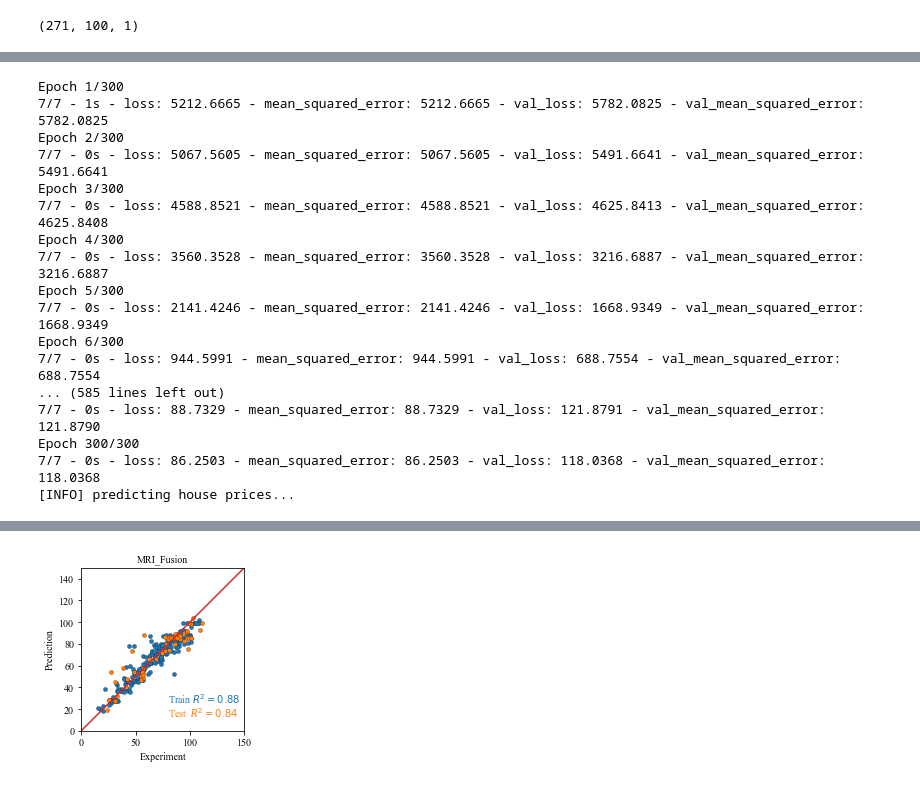
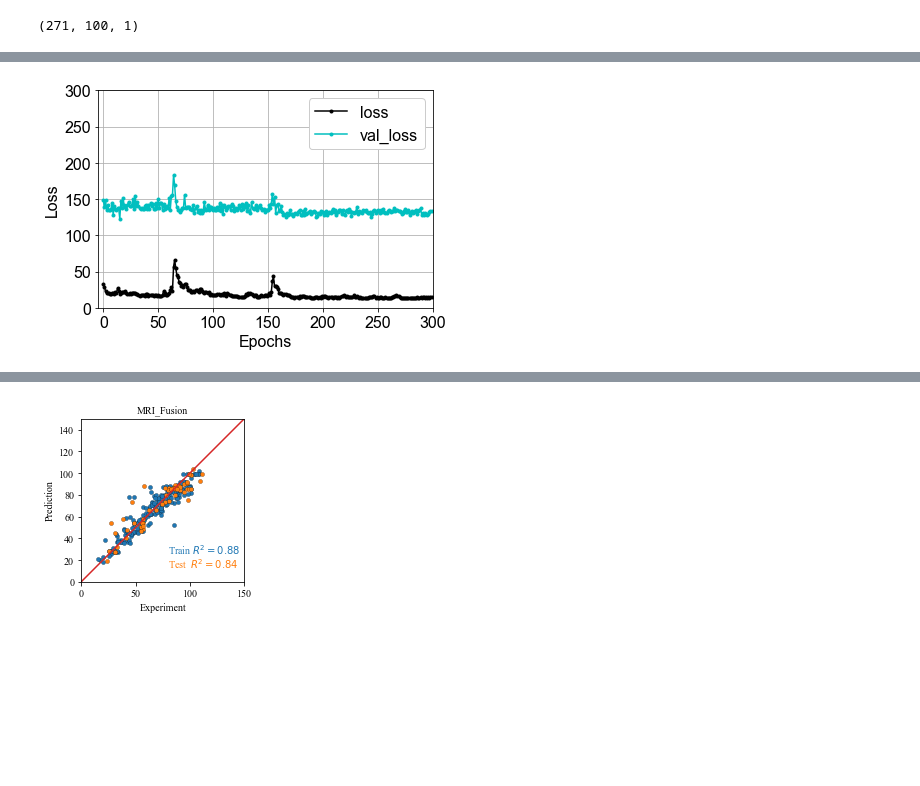
Before and after one commit to figotj/Copolymer, a Jupyter notebook: Protocol_Copolymer_19F MRI.ipynb, the cells around one changed output, grey strips where cells are left out. Cells and saved outputs as stored; diff of their text form; code cells hidden in the pictures; blank space fills up the shorter version.

```diff
--- a/Protocol_Copolymer_19F MRI.ipynb
+++ b/Protocol_Copolymer_19F MRI.ipynb
@@ -485,12 +435,10 @@ LSTMunits = 20
 # define two sets of inputs
 inputA = Input(shape=(100,1))
 inputB = Input(shape=(80))
+
 # the first branch operates on the first input
-
 RNNmodel = Sequential()
-#RNNmodel.add(Embedding(input_dim, out_dim, input_length=input_len))
 RNNmodel.add(Bidirectional(LSTM(LSTMunits, return_sequences=True), input_shape=(100,1)))
-#RNNmodel.add(Bidirectional(LSTM(LSTMunits, return_sequences=True)))
 RNNmodel.add(Bidirectional(LSTM(LSTMunits, return_sequences=True)))
 RNNmodel.add(TimeDistributed(Dense(int(LSTMunits/2), activation="relu")))
 RNNmodel.add(Reshape((int(LSTMunits/2*100),)))
@@ -504,8 +452,16 @@ combined = Concatenate()([RNNmodel.output, y.output])
 # apply a FC layer and then a regression prediction on the
 # combined outputs
 z = Dense(8, activation="relu")(combined)
-# z = Dense(8, activation="relu")(z)
 z = Dense(1, activation="linear")(z)
 # our model will accept the inputs of the two branches and
 # then output a single value
 model = Model(inputs=[RNNmodel.input, y.input], outputs=z)
+
+model.compile(optimizer=keras.optimizers.Adam(lr=0.001),
+              loss="mean_squared_error",
+              metrics=["mean_squared_error"])
+
+Model = model.fit(
+    x=[xtrain_A, xtrain_B], y=ytrain_B,
+    validation_data=([xtest_A, xtest_B], ytest_B),
+    epochs=300, batch_size=32, verbose=2)
@@ -512,38 +485,0 @@ model = Model(inputs=[RNNmodel.input, y.input], outputs=z)
-# %%
-# seed(211)
-# tensorflow.random.set_seed(211*3+335)
-
-xtrain_B, xtest_B, ytrain_B, ytest_B=train_test_split(Mix_X, DF_MRI[Flag]['19F NMR Signal-to-Noise Ratioa'].astype(np.float64), test_size=0.20, random_state=200)
-xtrain_A, xtest_A, ytrain_A, ytest_A=train_test_split(Mix_X_100Block, DF_MRI[Flag]['19F NMR Signal-to-Noise Ratioa'].astype(np.float64), test_size=0.20, random_state=200)
-
-#history = model.fit(xtrain, [ytrain, ytrain, ytrain], epochs=200, batch_size=32, validation_data = ((xtest), [ytest, ytest, ytest]), verbose=2)
-
-model.compile(optimizer=keras.optimizers.Adam(lr=0.001),
-              loss="mean_squared_error",
-              metrics=["mean_squared_error"])
-
-model.fit(
-    x=[xtrain_A, xtrain_B], y=ytrain_B,
-    validation_data=([xtest_A, xtest_B], ytest_B),
-    epochs=300, batch_size=32, verbose=2) #epochs=100, batch_size=128, verbose=2)
-# make predictions on the testing data
-print("[INFO] predicting house prices...")
-preds = model.predict([xtest_A, xtest_B])
-# %% [output]
-Epoch 1/300
-7/7 - 1s - loss: 5212.6665 - mean_squared_error: 5212.6665 - val_loss: 5782.0825 - val_mean_squared_error: 5782.0825
-Epoch 2/300
-7/7 - 0s - loss: 5067.5605 - mean_squared_error: 5067.5605 - val_loss: 5491.6641 - val_mean_squared_error: 5491.6641
-Epoch 3/300
-7/7 - 0s - loss: 4588.8521 - mean_squared_error: 4588.8521 - val_loss: 4625.8413 - val_mean_squared_error: 4625.8408
-Epoch 4/300
-7/7 - 0s - loss: 3560.3528 - mean_squared_error: 3560.3528 - val_loss: 3216.6887 - val_mean_squared_error: 3216.6887
-Epoch 5/300
-7/7 - 0s - loss: 2141.4246 - mean_squared_error: 2141.4246 - val_loss: 1668.9349 - val_mean_squared_error: 1668.9349
-Epoch 6/300
-7/7 - 0s - loss: 944.5991 - mean_squared_error: 944.5991 - val_loss: 688.7554 - val_mean_squared_error: 688.7554
-... (585 lines left out)
-7/7 - 0s - loss: 88.7329 - mean_squared_error: 88.7329 - val_loss: 121.8791 - val_mean_squared_error: 121.8790
-Epoch 300/300
-7/7 - 0s - loss: 86.2503 - mean_squared_error: 86.2503 - val_loss: 118.0368 - val_mean_squared_error: 118.0368
-[INFO] predicting house prices...
@@ -550,3 +489,24 @@ Epoch 300/300
+# %%
+Model.history = pickle.load(open("Fusion_Loss.pickle","rb"))
+# %%
+loss = Model.history['loss']
+val_loss = Model.history['val_loss']
+epochs = len(loss)
+plt.xlim((-5, 300))
+plt.ylim((0, 300))
+plt.plot(range(epochs), loss, color = 'k', marker = '.', label = 'loss')
+plt.plot(range(epochs), val_loss, color = 'c', marker = '.', label = 'val_loss')
+plt.xticks(fontname="Arial", fontsize=16, fontweight='normal')
+plt.yticks(fontname="Arial", fontsize=16, fontweight='normal')
+plt.legend(loc = 'best', framealpha=1, prop={'size': 16, 'family':"Arial"})
+
+plt.grid()
+plt.xlabel('Epochs',fontname="Arial", fontsize=16)
+plt.ylabel('Loss',fontname="Arial", fontsize=16)
+plt.savefig("Fusion_Loss.png", dpi=600, bbox_inches='tight')
+plt.show()
+# %% [output]
+[figure, added]
 # %%
 filepath = 'MRI_FusionModel.model'
 save_model(model, filepath, save_format='h5')
```
Also changed, not shown: parts of 33 cells of this notebook.
